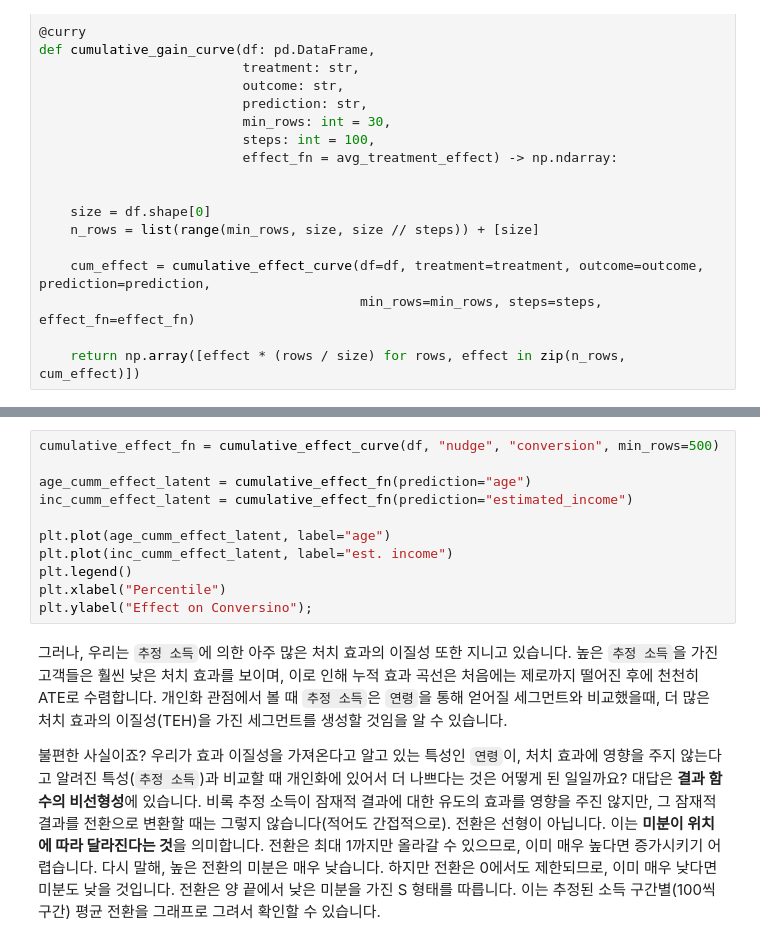
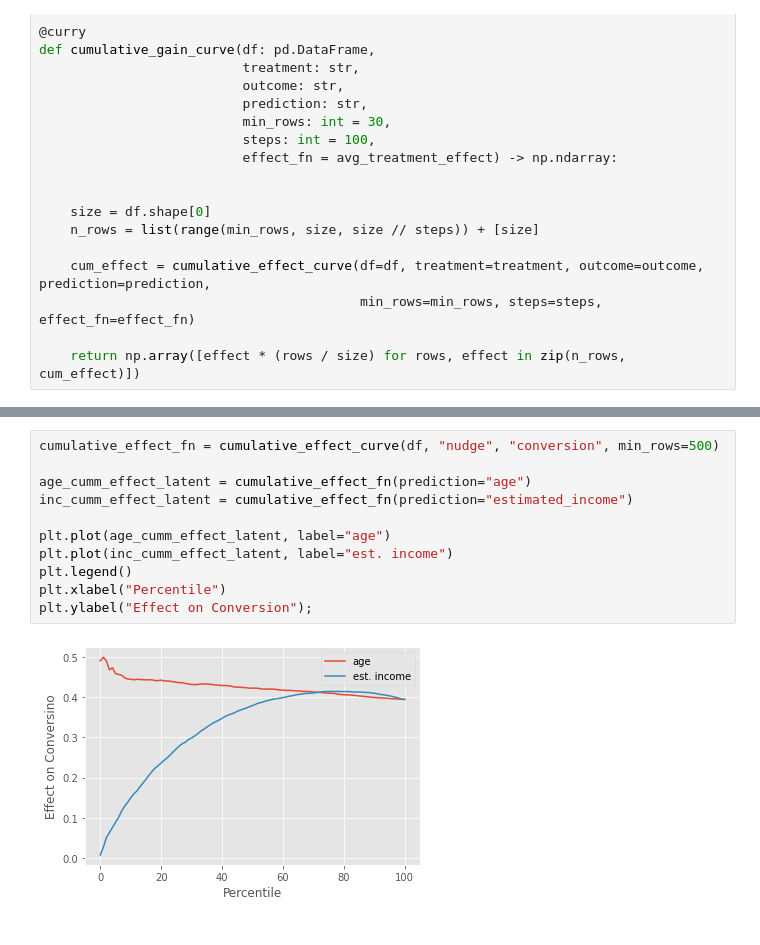
Before and after one commit to CausalInferenceLab/Causal-Inference-with-Python, a Jupyter notebook: causal-inference-for-the-brave-and-true/23-Challenges-with-Effect-Heterogeneity-and-Nonlinearity.ipynb, the cells around one changed output, grey strips where cells are left out. Cells and saved outputs as stored; diff of their text form.

```diff
--- a/causal-inference-for-the-brave-and-true/23-Challenges-with-Effect-Heterogeneity-and-Nonlinearity.ipynb
+++ b/causal-inference-for-the-brave-and-true/23-Challenges-with-Effect-Heterogeneity-and-Nonlinearity.ipynb
@@ -140,15 +155,13 @@ plt.ylabel("Effect on Latet Outcome");
 # %%
 cumulative_effect_fn = cumulative_effect_curve(df, "nudge", "conversion", min_rows=500)
 
 age_cumm_effect_latent = cumulative_effect_fn(prediction="age")
 inc_cumm_effect_latent = cumulative_effect_fn(prediction="estimated_income")
 
 plt.plot(age_cumm_effect_latent, label="age")
 plt.plot(inc_cumm_effect_latent, label="est. income")
 plt.legend()
 plt.xlabel("Percentile")
-plt.ylabel("Effect on Conversino");
+plt.ylabel("Effect on Conversion");
+# %% [output]
+[figure, added]
-# %% [markdown]
-그러나, 우리는 `추정 소득`에 의한 아주 많은 처치 효과의 이질성 또한 지니고 있습니다. 높은 `추정 소득`을 가진 고객들은 훨씬 낮은 처치 효과를 보이며, 이로 인해 누적 효과 곡선은 처음에는 제로까지 떨어진 후에 천천히 ATE로 수렴합니다. 개인화 관점에서 볼 때 `추정 소득`은 `연령`을 통해 얻어질 세그먼트와 비교했을때, 더 많은 처치 효과의 이질성(TEH)을 가진 세그먼트를 생성할 것임을 알 수 있습니다.
-
-불편한 사실이죠? 우리가 효과 이질성을 가져온다고 알고 있는 특성인 `연령`이, 처치 효과에 영향을 주지 않는다고 알려진 특성(`추정 소득`)과 비교할 때 개인화에 있어서 더 나쁘다는 것은 어떻게 된 일일까요? 대답은 **결과 함수의 비선형성**에 있습니다. 비록 추정 소득이 잠재적 결과에 대한 유도의 효과를 영향을 주진 않지만, 그 잠재적 결과를 전환으로 변환할 때는 그렇지 않습니다(적어도 간접적으로). 전환은 선형이 아닙니다. 이는 **미분이 위치에 따라 달라진다는 것**을 의미합니다. 전환은 최대 1까지만 올라갈 수 있으므로, 이미 매우 높다면 증가시키기 어렵습니다. 다시 말해, 높은 전환의 미분은 매우 낮습니다. 하지만 전환은 0에서도 제한되므로, 이미 매우 낮다면 미분도 낮을 것입니다. 전환은 양 끝에서 낮은 미분을 가진 S 형태를 따릅니다. 이는 추정된 소득 구간별(100씩 구간) 평균 전환을 그래프로 그려서 확인할 수 있습니다.
```
Also changed, not shown: parts of 45 cells of this notebook.
